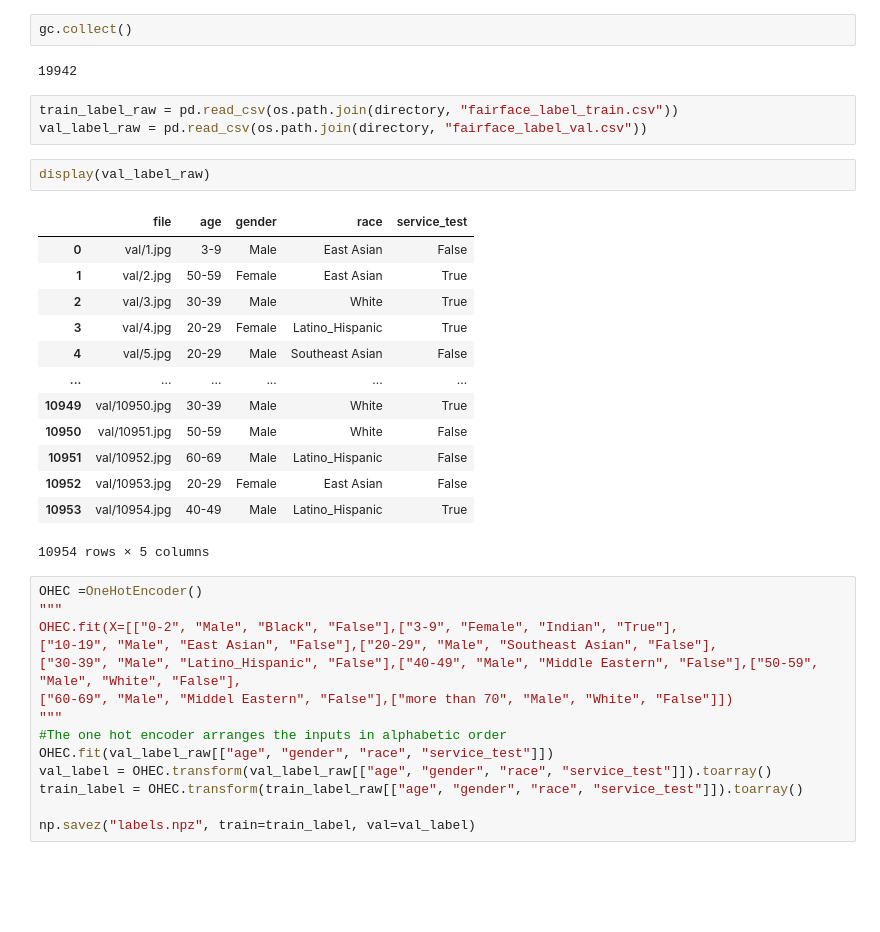
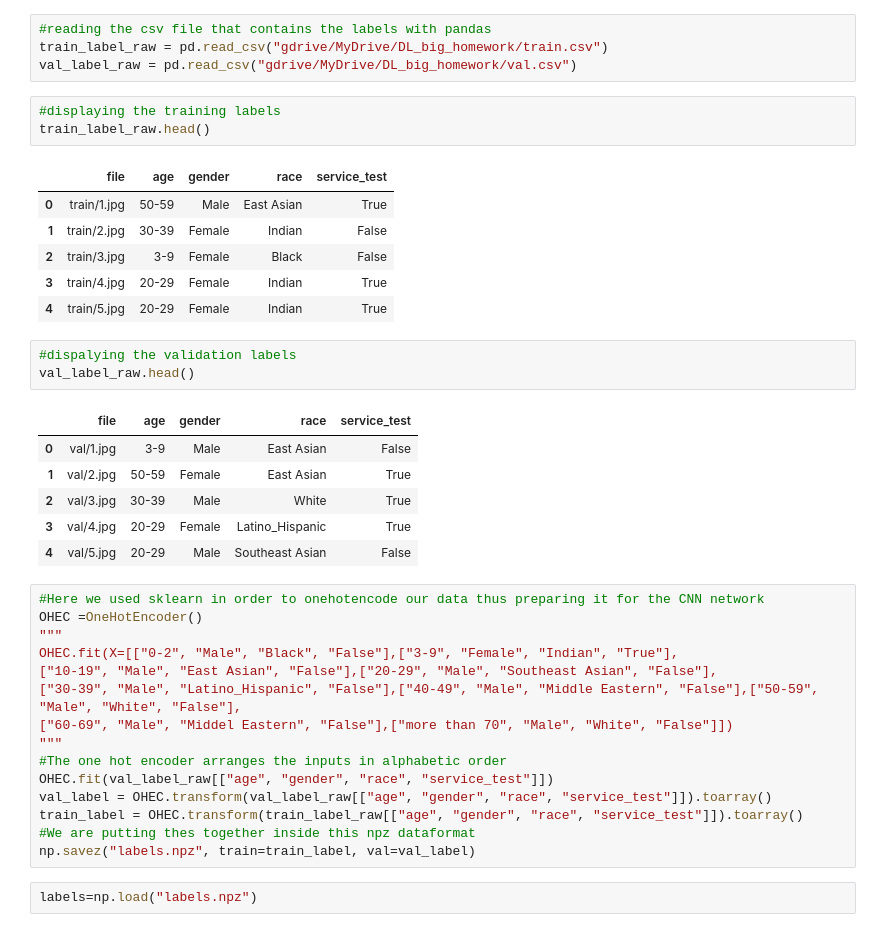
Before and after one commit to Schify/FacExcerciseBook, a Jupyter notebook: Big_homework.ipynb, the cells around one changed output. Cells and saved outputs as stored; diff of their text form; blank space fills up the shorter version.

```diff
--- a/Big_homework.ipynb
+++ b/Big_homework.ipynb
@@ -122,27 +100,29 @@ plt.show()
-# %%
-gc.collect()
-# %% [output]
-19942
-# %%
-train_label_raw = pd.read_csv(os.path.join(directory, "fairface_label_train.csv"))
-val_label_raw = pd.read_csv(os.path.join(directory, "fairface_label_val.csv"))
-# %%
-display(val_label_raw)
-# %% [output]
-|  | file | age | gender | race | service_test |
-| 0 | val/1.jpg | 3-9 | Male | East Asian | False |
-| 1 | val/2.jpg | 50-59 | Female | East Asian | True |
-| 2 | val/3.jpg | 30-39 | Male | White | True |
-| 3 | val/4.jpg | 20-29 | Female | Latino_Hispanic | True |
-| 4 | val/5.jpg | 20-29 | Male | Southeast Asian | False |
-| ... | ... | ... | ... | ... | ... |
-| 10949 | val/10950.jpg | 30-39 | Male | White | True |
-| 10950 | val/10951.jpg | 50-59 | Male | White | False |
-| 10951 | val/10952.jpg | 60-69 | Male | Latino_Hispanic | False |
-| 10952 | val/10953.jpg | 20-29 | Female | East Asian | False |
-| 10953 | val/10954.jpg | 40-49 | Male | Latino_Hispanic | True |
-10954 rows × 5 columns
+# %%
+#reading the csv file that contains the labels with pandas
+train_label_raw = pd.read_csv("gdrive/MyDrive/DL_big_homework/train.csv")
+val_label_raw = pd.read_csv("gdrive/MyDrive/DL_big_homework/val.csv")
+# %%
+#displaying the training labels
+train_label_raw.head()
+# %% [output]
+|  | file | age | gender | race | service_test |
+| 0 | train/1.jpg | 50-59 | Male | East Asian | True |
+| 1 | train/2.jpg | 30-39 | Female | Indian | False |
+| 2 | train/3.jpg | 3-9 | Female | Black | False |
+| 3 | train/4.jpg | 20-29 | Female | Indian | True |
+| 4 | train/5.jpg | 20-29 | Female | Indian | True |
+# %%
+#dispalying the validation labels
+val_label_raw.head()
+# %% [output]
+|  | file | age | gender | race | service_test |
+| 0 | val/1.jpg | 3-9 | Male | East Asian | False |
+| 1 | val/2.jpg | 50-59 | Female | East Asian | True |
+| 2 | val/3.jpg | 30-39 | Male | White | True |
+| 3 | val/4.jpg | 20-29 | Female | Latino_Hispanic | True |
+| 4 | val/5.jpg | 20-29 | Male | Southeast Asian | False |
 # %%
+#Here we used sklearn in order to onehotencode our data thus preparing it for the CNN network
 OHEC =OneHotEncoder()
 """
 OHEC.fit(X=[["0-2", "Male", "Black", "False"],["3-9", "Female", "Indian", "True"],
@@ -154,5 +134,7 @@ OHEC.fit(X=[["0-2", "Male", "Black", "False"],["3-9", "Female", "Indian", "True"
 OHEC.fit(val_label_raw[["age", "gender", "race", "service_test"]])
 val_label = OHEC.transform(val_label_raw[["age", "gender", "race", "service_test"]]).toarray()
 train_label = OHEC.transform(train_label_raw[["age", "gender", "race", "service_test"]]).toarray()
-
+#We are putting thes together inside this npz dataformat
 np.savez("labels.npz", train=train_label, val=val_label)
+# %%
+labels=np.load("labels.npz")
```
Also changed, not shown: parts of 10 cells of this notebook.
